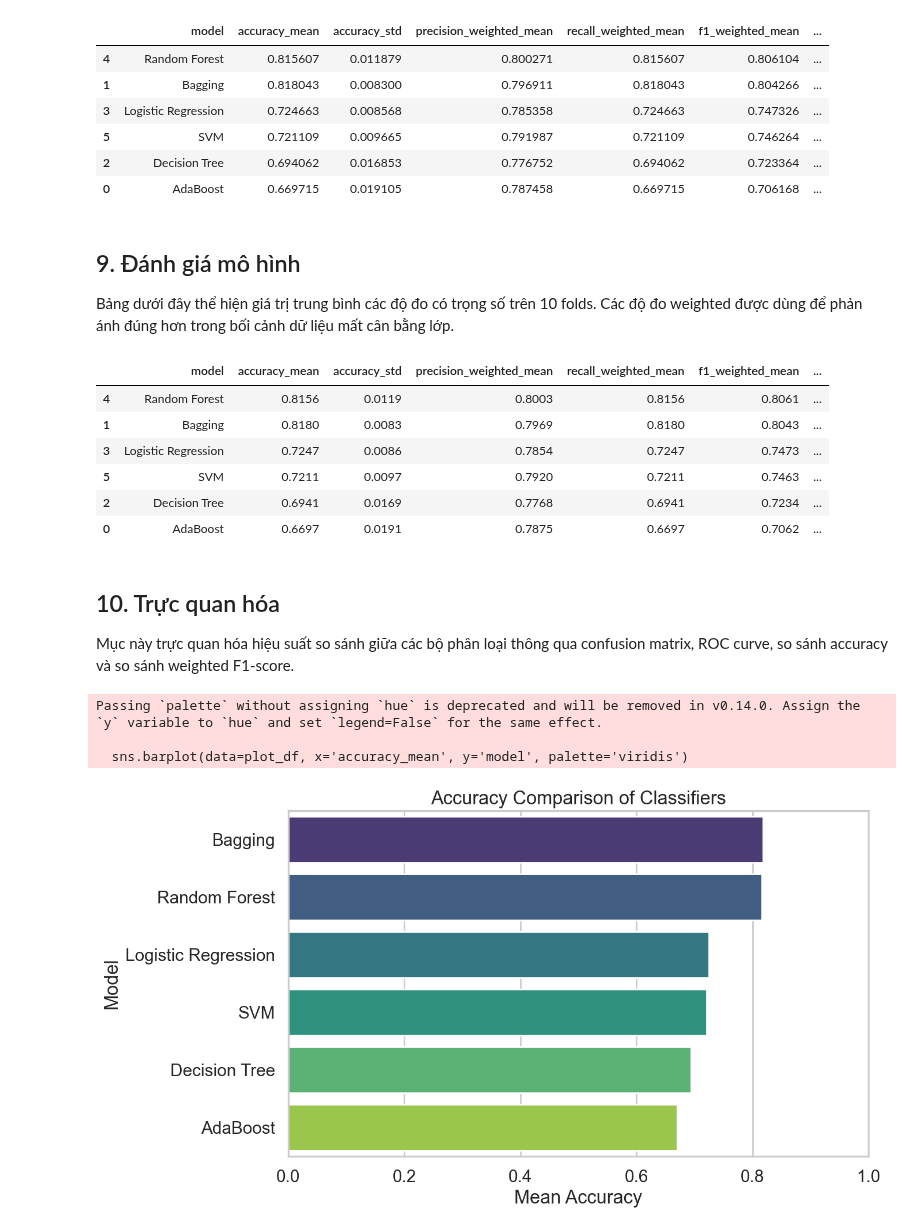
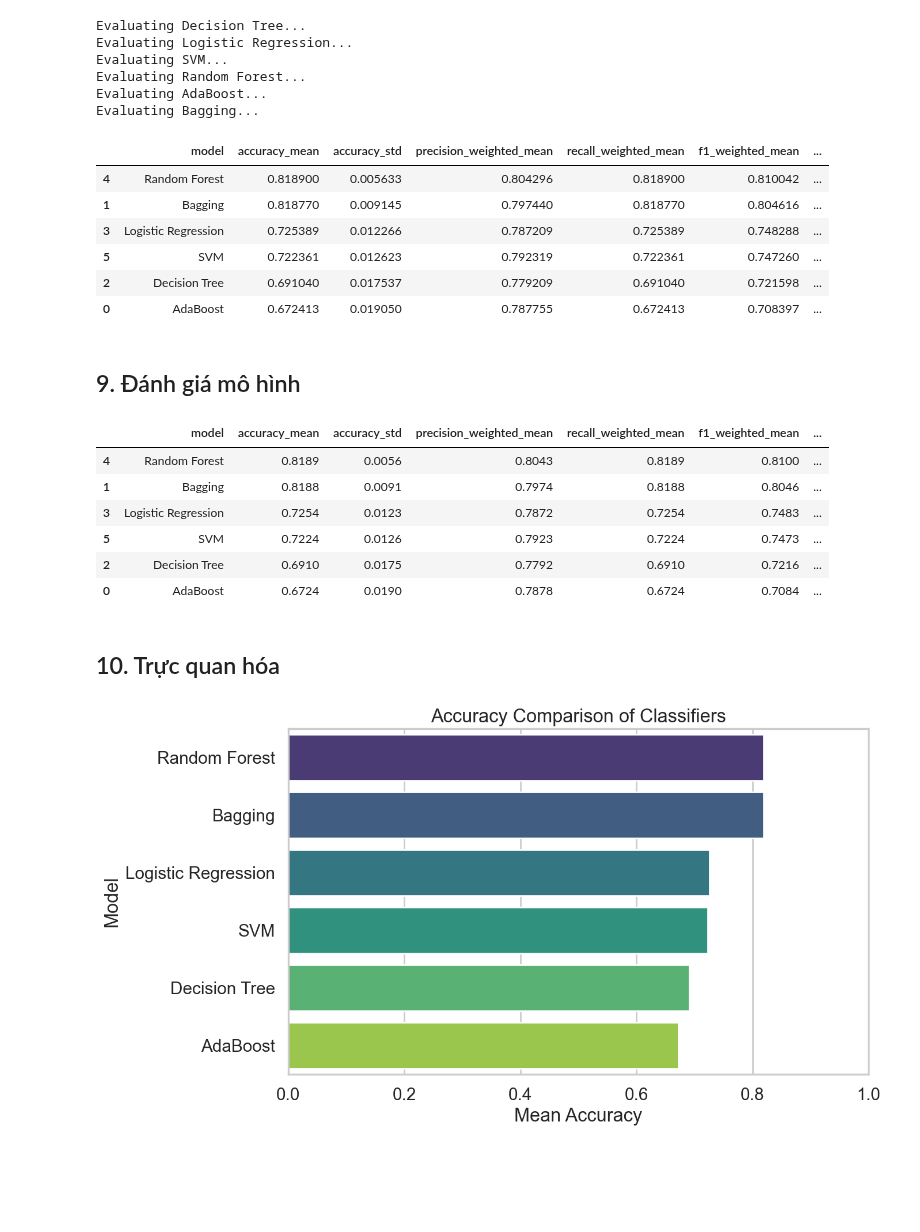
Before and after one commit to tuanxx31/Lab10, a Jupyter notebook: Software_Defect_Prediction.ipynb, the cells around one changed output. Drawn from its saved outputs; the diff is of its cells as text; code cells hidden in the pictures; blank space fills up the shorter version.

Commit message:
refactor: remove data sampling and update random seed in Software Defect Prediction notebook

```diff
--- a/Software_Defect_Prediction.ipynb
+++ b/Software_Defect_Prediction.ipynb
@@ -52,9 +44,8 @@ sns.set_theme(style='whitegrid', context='talk')
 plt.rcParams['figure.dpi'] = 130
 plt.rcParams['savefig.dpi'] = 300
 
-RANDOM_STATE = 42
+RANDOM_STATE = 20
 DATA_PATH = Path('data.csv')
 TARGET_COLUMN = 'Defective'
-SAMPLE_SIZE = 5000
 # %% [markdown]
 ## 3. Nạp dữ liệu
@@ -63,17 +52,5 @@ Mục này nạp file `data.csv`, sau đó lấy mẫu stratified 5,000 dòng th
 # %%
-full_df = pd.read_csv(DATA_PATH)
+raw_df = pd.read_csv(DATA_PATH)
 
-if len(full_df) > SAMPLE_SIZE:
-    raw_df, _ = train_test_split(
-        full_df,
-        train_size=SAMPLE_SIZE,
-        stratify=full_df[TARGET_COLUMN],
-        random_state=RANDOM_STATE,
-    )
-    raw_df = raw_df.sort_index().reset_index(drop=True)
-else:
-    raw_df = full_df.copy()
-
-print(f'Full shape: {full_df.shape}')
-print(f'Sampled shape: {raw_df.shape}')
+print(f'Shape: {raw_df.shape}')
 raw_df.head()
@@ -327,17 +388,21 @@ confusion_df = results['confusion_matrix']
 
 summary_metrics_df
 # %% [output]
+Evaluating Decision Tree...
+Evaluating Logistic Regression...
+Evaluating SVM...
+Evaluating Random Forest...
+Evaluating AdaBoost...
+Evaluating Bagging...
 |  | model | accuracy_mean | accuracy_std | precision_weighted_mean | recall_weighted_mean | f1_weighted_mean | ... |
-| 4 | Random Forest | 0.815607 | 0.011879 | 0.800271 | 0.815607 | 0.806104 | ... |
-| 1 | Bagging | 0.818043 | 0.008300 | 0.796911 | 0.818043 | 0.804266 | ... |
-| 3 | Logistic Regression | 0.724663 | 0.008568 | 0.785358 | 0.724663 | 0.747326 | ... |
-| 5 | SVM | 0.721109 | 0.009665 | 0.791987 | 0.721109 | 0.746264 | ... |
-| 2 | Decision Tree | 0.694062 | 0.016853 | 0.776752 | 0.694062 | 0.723364 | ... |
-| 0 | AdaBoost | 0.669715 | 0.019105 | 0.787458 | 0.669715 | 0.706168 | ... |
+| 4 | Random Forest | 0.818900 | 0.005633 | 0.804296 | 0.818900 | 0.810042 | ... |
+| 1 | Bagging | 0.818770 | 0.009145 | 0.797440 | 0.818770 | 0.804616 | ... |
+| 3 | Logistic Regression | 0.725389 | 0.012266 | 0.787209 | 0.725389 | 0.748288 | ... |
+| 5 | SVM | 0.722361 | 0.012623 | 0.792319 | 0.722361 | 0.747260 | ... |
+| 2 | Decision Tree | 0.691040 | 0.017537 | 0.779209 | 0.691040 | 0.721598 | ... |
+| 0 | AdaBoost | 0.672413 | 0.019050 | 0.787755 | 0.672413 | 0.708397 | ... |
 # %% [markdown]
 ## 9. Đánh giá mô hình
-
-Bảng dưới đây thể hiện giá trị trung bình các độ đo có trọng số trên 10 folds. Các độ đo weighted được dùng để phản ánh đúng hơn trong bối cảnh dữ liệu mất cân bằng lớp.
 # %%
 summary_metrics_df.style.format({
     'accuracy_mean': '{:.4f}',
@@ -349,27 +414,22 @@ summary_metrics_df.style.format({
 })
 # %% [output]
 |  | model | accuracy_mean | accuracy_std | precision_weighted_mean | recall_weighted_mean | f1_weighted_mean | ... |
-| 4 | Random Forest | 0.8156 | 0.0119 | 0.8003 | 0.8156 | 0.8061 | ... |
-| 1 | Bagging | 0.8180 | 0.0083 | 0.7969 | 0.8180 | 0.8043 | ... |
-| 3 | Logistic Regression | 0.7247 | 0.0086 | 0.7854 | 0.7247 | 0.7473 | ... |
-| 5 | SVM | 0.7211 | 0.0097 | 0.7920 | 0.7211 | 0.7463 | ... |
-| 2 | Decision Tree | 0.6941 | 0.0169 | 0.7768 | 0.6941 | 0.7234 | ... |
-| 0 | AdaBoost | 0.6697 | 0.0191 | 0.7875 | 0.6697 | 0.7062 | ... |
+| 4 | Random Forest | 0.8189 | 0.0056 | 0.8043 | 0.8189 | 0.8100 | ... |
+| 1 | Bagging | 0.8188 | 0.0091 | 0.7974 | 0.8188 | 0.8046 | ... |
+| 3 | Logistic Regression | 0.7254 | 0.0123 | 0.7872 | 0.7254 | 0.7483 | ... |
+| 5 | SVM | 0.7224 | 0.0126 | 0.7923 | 0.7224 | 0.7473 | ... |
+| 2 | Decision Tree | 0.6910 | 0.0175 | 0.7792 | 0.6910 | 0.7216 | ... |
+| 0 | AdaBoost | 0.6724 | 0.0190 | 0.7878 | 0.6724 | 0.7084 | ... |
 # %% [markdown]
 ## 10. Trực quan hóa
-
-Mục này trực quan hóa hiệu suất so sánh giữa các bộ phân loại thông qua confusion matrix, ROC curve, so sánh accuracy và so sánh weighted F1-score.
 # %%
+plot_df = summary_metrics_df.sort_values(by='accuracy_mean', ascending=False)
 plt.figure(figsize=(10, 6))
-plot_df = summary_metrics_df.sort_values(by='accuracy_mean', ascending=False)
-sns.barplot(data=plot_df, x='accuracy_mean', y='model', palette='viridis')
+sns.barplot(data=plot_df, x='accuracy_mean', y='model', hue='model', palette='viridis', legend=False)
 plt.title('Accuracy Comparison of Classifiers')
 plt.xlabel('Mean Accuracy')
 plt.ylabel('Model')
 plt.xlim(0, 1)
 plt.show()
 # %% [output]
-Passing `palette` without assigning `hue` is deprecated and will be removed in v0.14.0. Assign the `y` variable to `hue` and set `legend=False` for the same effect.
-
-  sns.barplot(data=plot_df, x='accuracy_mean', y='model', palette='viridis')
-[figure, old version]
+[figure, new version]
```
Also changed, not shown: parts of 28 cells of this notebook.
